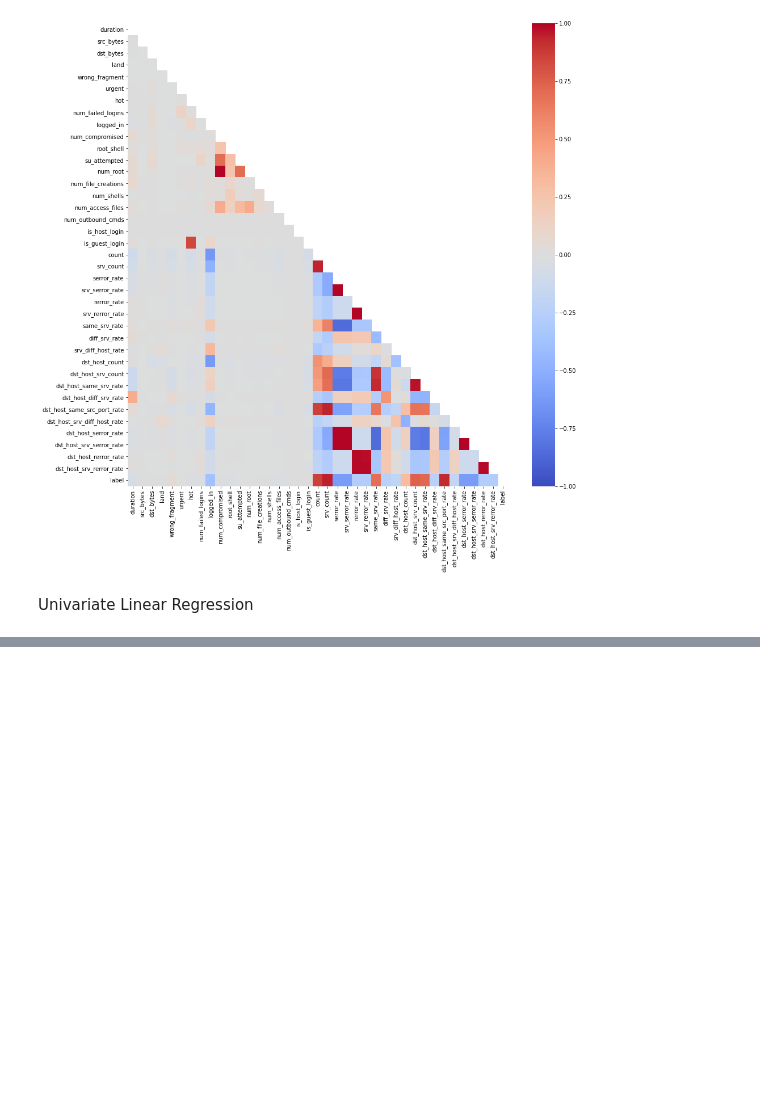
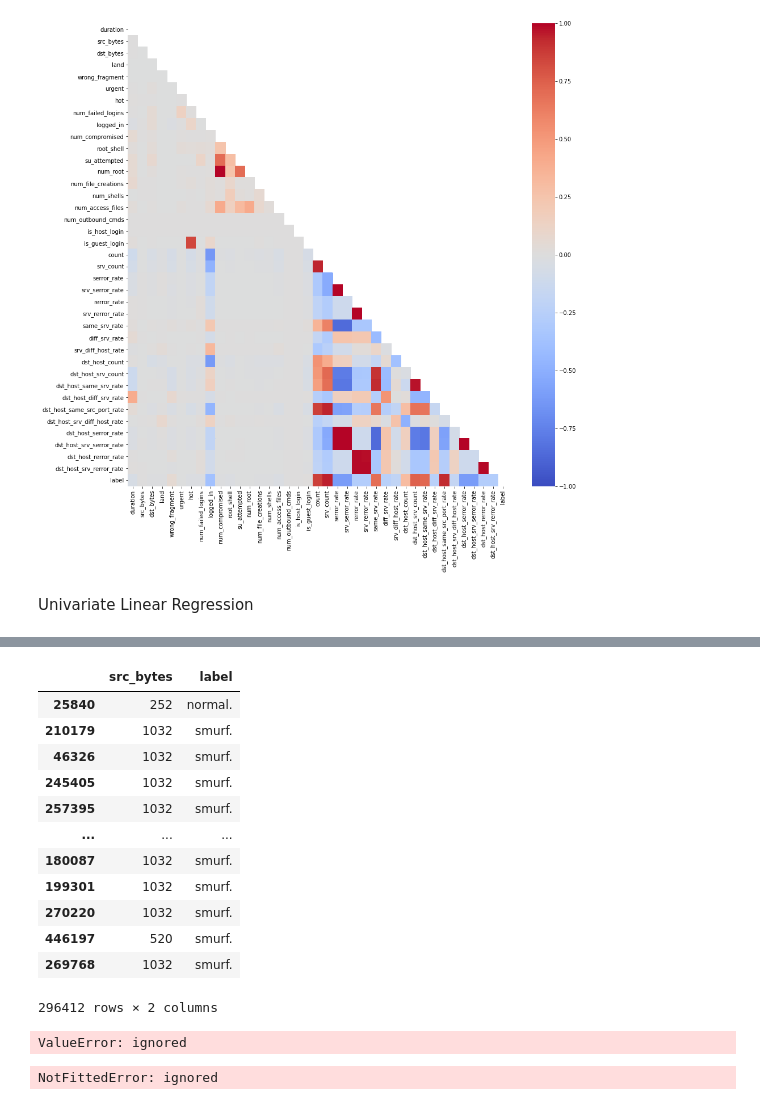
Before and after one commit to mohamed-chamrouk/projet_AIR, a Jupyter notebook: projet_AIR.ipynb, the cells around one changed output, grey strips where cells are left out. Drawn from its saved outputs; the diff is of its cells as text; code cells hidden in the pictures; blank space fills up the shorter version.

Commit message:
Fixing some issues, however the regression is not fully functionnal

```diff
--- a/projet_AIR.ipynb
+++ b/projet_AIR.ipynb
@@ -322,0 +335,16 @@ Univariate Linear Regression
+# %%
+df_train[['src_bytes','label']]
+# %% [output]
+|  | src_bytes | label |
+| 25840 | 252 | normal. |
+| 210179 | 1032 | smurf. |
+| 46326 | 1032 | smurf. |
+| 245405 | 1032 | smurf. |
+| 257395 | 1032 | smurf. |
+| ... | ... | ... |
+| 180087 | 1032 | smurf. |
+| 199301 | 1032 | smurf. |
+| 270220 | 1032 | smurf. |
+| 446197 | 520 | smurf. |
+| 269768 | 1032 | smurf. |
+296412 rows × 2 columns
@@ -322,0 +359,12 @@ Univariate Linear Regression
+# %%
+model = AndreaLinearRegression()
+model.fit(X_train, y_train, column_names=['src_bytes'])
+model.summary()
+# %% [output]
+ValueError: ignored
+# %%
+src_bytes_sample = np.array([520,532,1024,225]).reshape(-1,1)
+predictedlabels = model.predict(src_bytes_sample)
+predictedlabels
+# %% [output]
+NotFittedError: ignored
```
Also changed, not shown: parts of 6 cells of this notebook.
